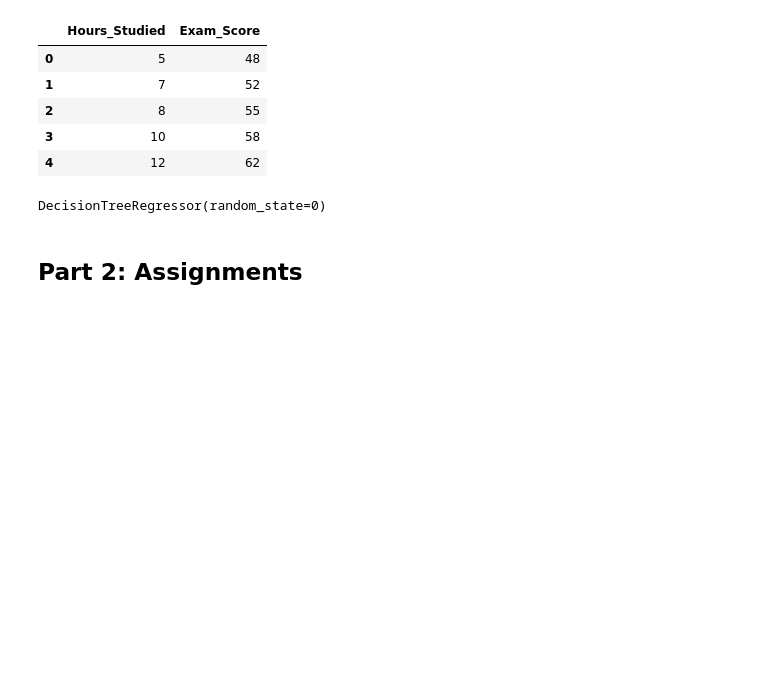
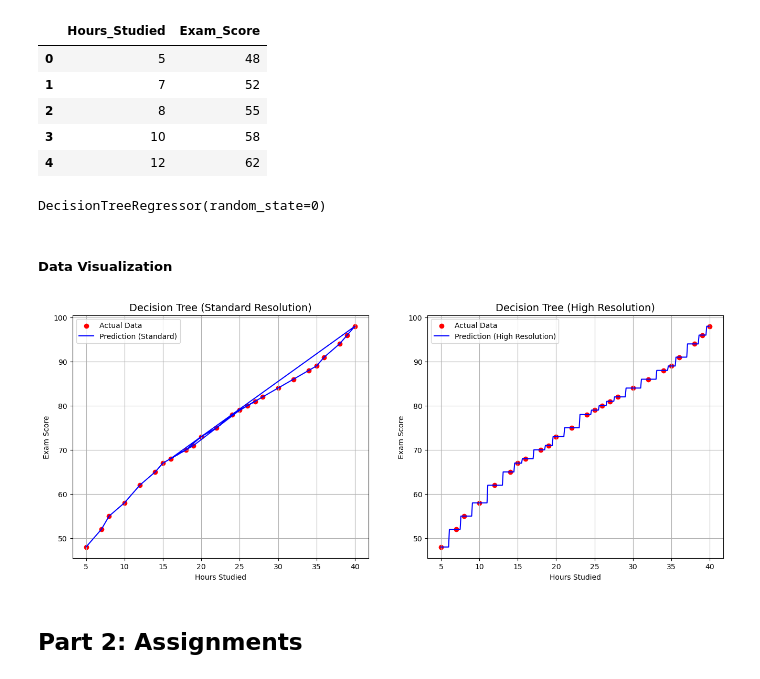
Before and after one commit to Ezerioha-ifeanyi/Week-15-Take-Home, a Jupyter notebook: Take Home.ipynb, the cells around one changed output. Saved outputs shown, nothing was run; the diff lists cells and outputs as text; code cells hidden in the pictures; blank space fills up the shorter version.

```diff
--- a/Take Home.ipynb
+++ b/Take Home.ipynb
@@ -405,6 +407,44 @@ exam_reg = DecisionTreeRegressor(random_state=0)
 exam_reg.fit(exam_X, exam_Y)
 # %% [output]
 DecisionTreeRegressor(random_state=0)
+# %% [markdown]
+##### Data Visualization
+# %%
+# Predictions for Visualization
+
+# Standard Resolution (Predicting on original X)
+y_pred = exam_reg.predict(exam_X)
+
+# High Resolution (Predicting on a grid with 0.1 step)
+X_grid = np.arange(min(exam_X), max(exam_X), 0.1).reshape(-1, 1)
+y_pred_grid = exam_reg.predict(X_grid)
+
+# Visualization
+plt.figure(figsize=(16, 6))
+
+# Plot 1: Standard Resolution
+plt.subplot(1, 2, 1)
+plt.scatter(exam_X, exam_Y, color='red', label='Actual Data')
+plt.plot(exam_X, y_pred, color='blue', label='Prediction (Standard)')
+plt.title('Decision Tree (Standard Resolution)', fontsize=14)
+plt.xlabel('Hours Studied')
+plt.ylabel('Exam Score')
+plt.legend()
+plt.grid(True)
+
+# Plot 2: High Resolution
+plt.subplot(1, 2, 2)
+plt.scatter(exam_X, exam_Y, color='red', label='Actual Data')
+plt.plot(X_grid, y_pred_grid, color='blue', label='Prediction (High Resolution)')
+plt.title('Decision Tree (High Resolution)', fontsize=14)
+plt.xlabel('Hours Studied')
+plt.ylabel('Exam Score')
+plt.legend()
+plt.grid(True)
+
+plt.show()
+# %% [output]
+[figure, added]
 # %% [markdown]
 ## Part 2: Assignments
 # %% [markdown]
```
Also changed, not shown: parts of 3 cells of this notebook.
